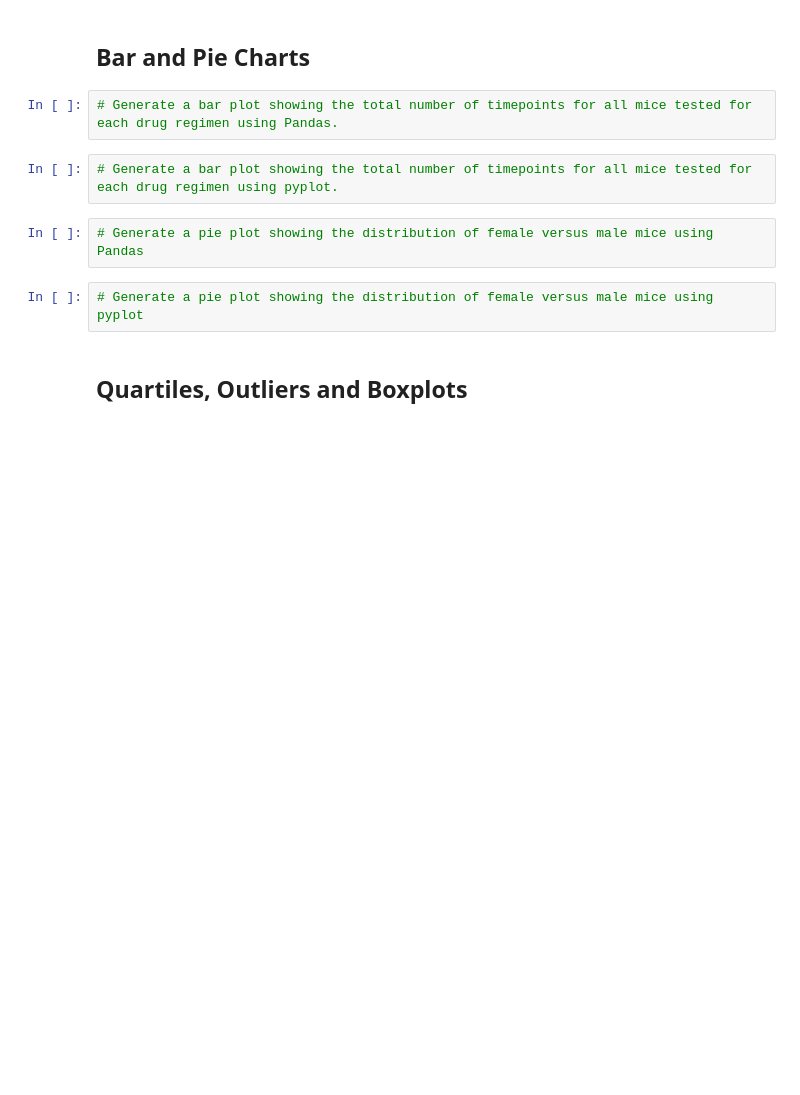
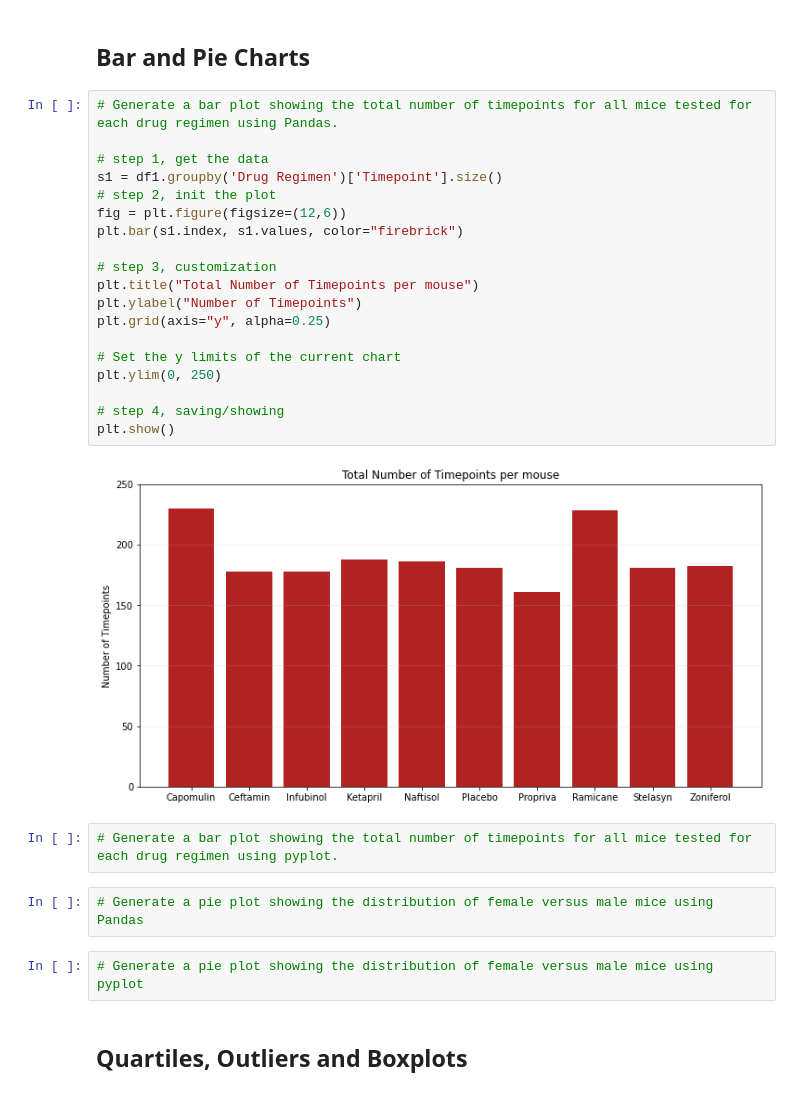
Before and after one commit to G6-2Flyy/Data_Sci_2022, a Jupyter notebook: 05-Matplotlib/Submission/pymaceuticals_Bell.ipynb, the cells around one changed output. Drawn from its saved outputs; the diff is of its cells as text; blank space fills up the shorter version.

```diff
--- a/05-Matplotlib/Submission/pymaceuticals_Bell.ipynb
+++ b/05-Matplotlib/Submission/pymaceuticals_Bell.ipynb
@@ -208,7 +244,26 @@ df3.size
 # %% [markdown]
 ## Bar and Pie Charts
-# %%
-# Generate a bar plot showing the total number of timepoints for all mice tested for each drug regimen using Pandas.
+# %%
+# Generate a bar plot showing the total number of timepoints for all mice tested for each drug regimen using Pandas.
+
+# step 1, get the data
+s1 = df1.groupby('Drug Regimen')['Timepoint'].size()
+# step 2, init the plot
+fig = plt.figure(figsize=(12,6))
+plt.bar(s1.index, s1.values, color="firebrick")
+
+# step 3, customization
+plt.title("Total Number of Timepoints per mouse")
+plt.ylabel("Number of Timepoints")
+plt.grid(axis="y", alpha=0.25)
+
+# Set the y limits of the current chart
+plt.ylim(0, 250)
+
+# step 4, saving/showing
+plt.show()
+# %% [output]
+[figure, added]
 # %%
 # Generate a bar plot showing the total number of timepoints for all mice tested for each drug regimen using pyplot.
 # %%
```
Also changed, not shown: parts of 5 cells of this notebook, 1 other file.
